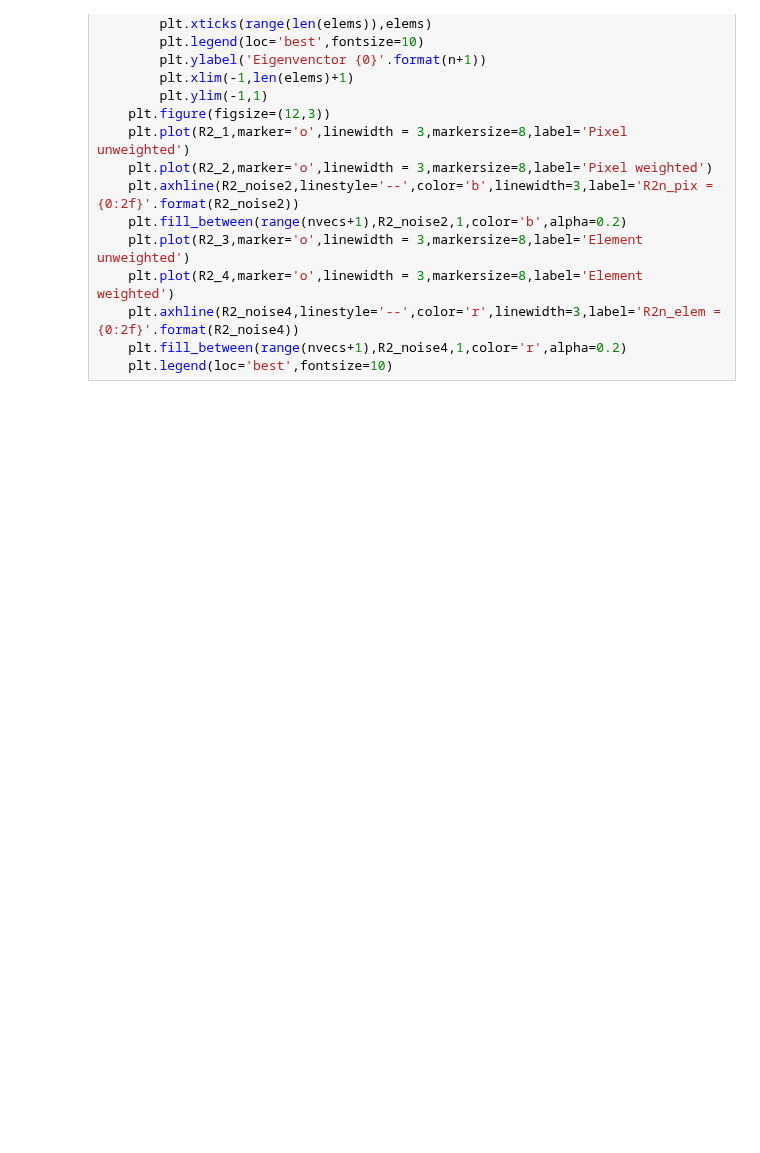
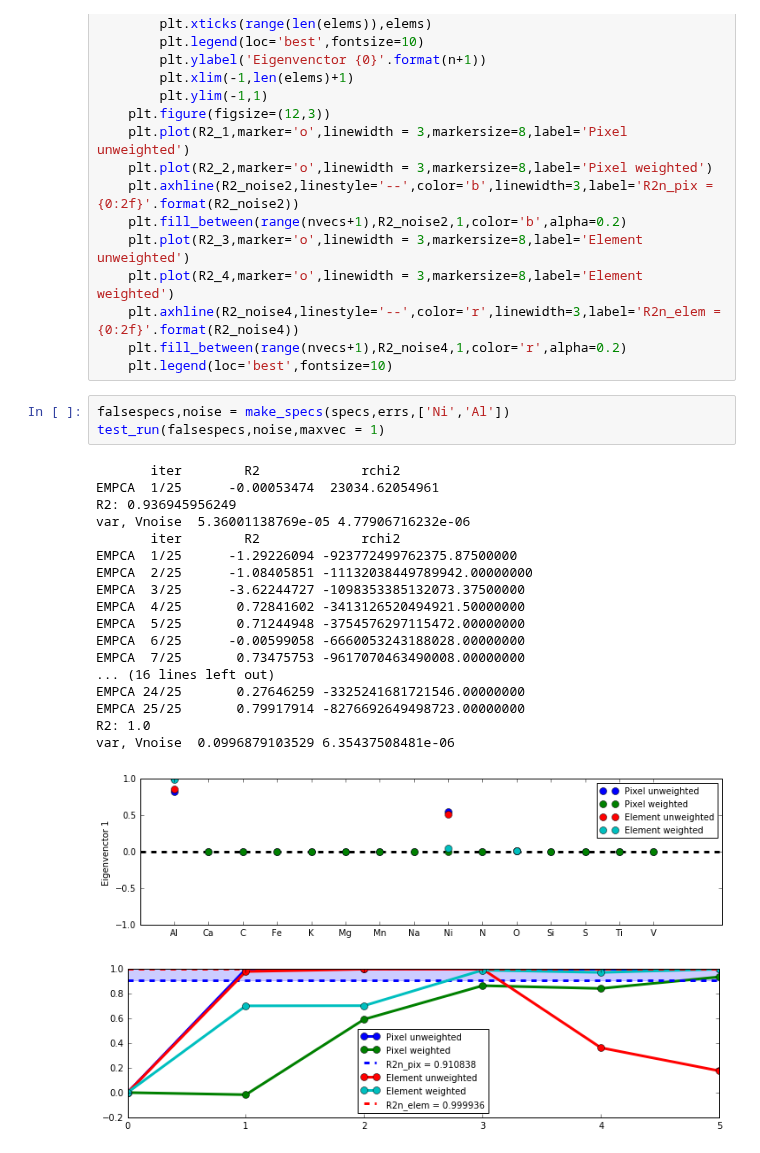
Before and after one commit to NatalieP-J/rcapogee-plots, a Jupyter notebook: test_empca.ipynb, the cells around one changed output. Saved outputs shown, nothing was run; the diff lists cells and outputs as text; blank space fills up the shorter version.

Commit message:
Successfully found some weird behaviour in EMPCA on spectra produced from Ni and Al

```diff
--- a/test_empca.ipynb
+++ b/test_empca.ipynb
@@ -92,6 +93,29 @@ def test_run(specs,noise,deltR2=2e-3,nvecs=5,mad=True,maxvec=5):
     plt.axhline(R2_noise4,linestyle='--',color='r',linewidth=3,label='R2n_elem = {0:2f}'.format(R2_noise4))
     plt.fill_between(range(nvecs+1),R2_noise4,1,color='r',alpha=0.2)
     plt.legend(loc='best',fontsize=10)
+# %%
+falsespecs,noise = make_specs(specs,errs,['Ni','Al'])
+test_run(falsespecs,noise,maxvec = 1)
+# %% [output]
+       iter        R2             rchi2
+EMPCA  1/25      -0.00053474  23034.62054961
+R2: 0.936945956249
+var, Vnoise  5.36001138769e-05 4.77906716232e-06
+       iter        R2             rchi2
+EMPCA  1/25      -1.29226094 -923772499762375.87500000
+EMPCA  2/25      -1.08405851 -11132038449789942.00000000
+EMPCA  3/25      -3.62244727 -1098353385132073.37500000
+EMPCA  4/25       0.72841602 -3413126520494921.50000000
+EMPCA  5/25       0.71244948 -3754576297115472.00000000
+EMPCA  6/25      -0.00599058 -6660053243188028.00000000
+EMPCA  7/25       0.73475753 -9617070463490008.00000000
+... (16 lines left out)
+EMPCA 24/25       0.27646259 -3325241681721546.00000000
+EMPCA 25/25       0.79917914 -8276692649498723.00000000
+R2: 1.0
+var, Vnoise  0.0996879103529 6.35437508481e-06
+[figure, added]
+[figure, added]
 # %%
 falsespecs,noise = make_specs(specs,errs,['C','Al'])
 test_run(falsespecs,noise,maxvec = 1)
```
Also changed, not shown: parts of 7 cells of this notebook.
